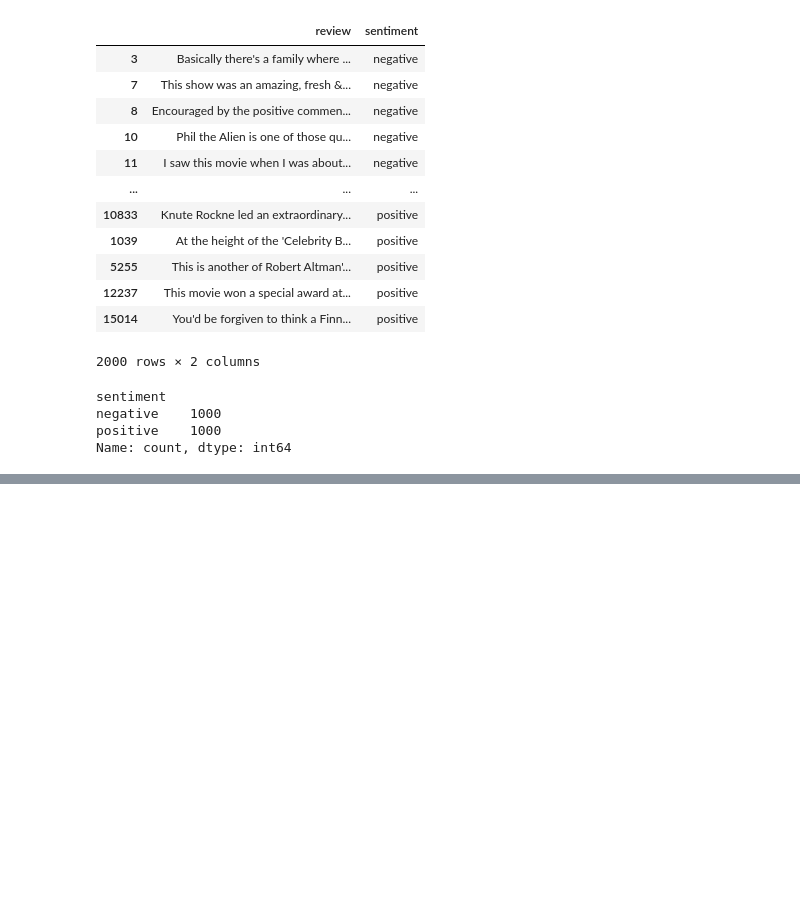
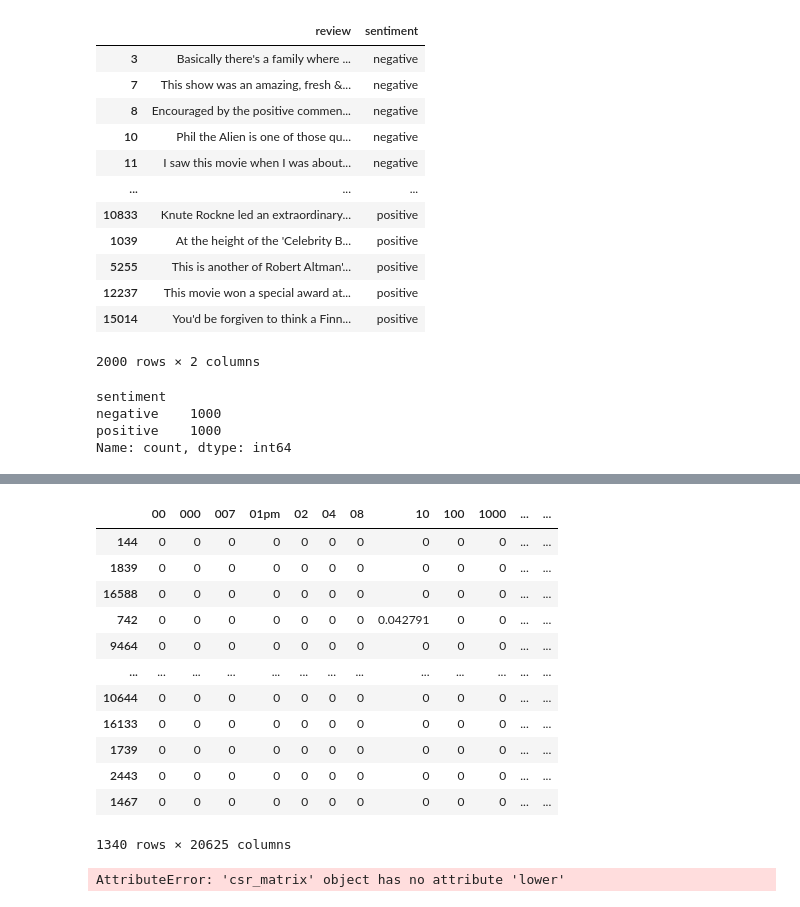
Before and after one commit to Halok600/Learning_Machine_learning, a Jupyter notebook: Sklearn Tutorial(Binary Text Classification).ipynb, the cells around one changed output, grey strips where cells are left out. Drawn from its saved outputs; the diff is of its cells as text; code cells hidden in the pictures; blank space fills up the shorter version.

```diff
--- a/Sklearn Tutorial(Binary Text Classification).ipynb
+++ b/Sklearn Tutorial(Binary Text Classification).ipynb
@@ -90,0 +95,2 @@ Name: count, dtype: int64
+# %%
+train,test = train_test_split(df_reviews_bal,test_size=0.33,random_state=42)
@@ -90,0 +129,2 @@ Name: count, dtype: int64
+# %%
+train_x,train_y = train['review'],train['sentiment']
@@ -90,0 +209,5 @@ Name: count, dtype: int64
+# %%
+from sklearn.feature_extraction.text import TfidfVectorizer
+tfidf = TfidfVectorizer(stop_words='english')
+# %%
+train_x_vector = tfidf.fit_transform(train_x)
@@ -90,0 +224,20 @@ Name: count, dtype: int64
+# %%
+pd.DataFrame.sparse.from_spmatrix(train_x_vector,index=train_x.index,columns=tfidf.get_feature_names_out())
+# %% [output]
+|  | 00 | 000 | 007 | 01pm | 02 | 04 | 08 | 10 | 100 | 1000 | ... | ... |
+| 144 | 0 | 0 | 0 | 0 | 0 | 0 | 0 | 0 | 0 | 0 | ... | ... |
+| 1839 | 0 | 0 | 0 | 0 | 0 | 0 | 0 | 0 | 0 | 0 | ... | ... |
+| 16588 | 0 | 0 | 0 | 0 | 0 | 0 | 0 | 0 | 0 | 0 | ... | ... |
+| 742 | 0 | 0 | 0 | 0 | 0 | 0 | 0 | 0.042791 | 0 | 0 | ... | ... |
+| 9464 | 0 | 0 | 0 | 0 | 0 | 0 | 0 | 0 | 0 | 0 | ... | ... |
+| ... | ... | ... | ... | ... | ... | ... | ... | ... | ... | ... | ... | ... |
+| 10644 | 0 | 0 | 0 | 0 | 0 | 0 | 0 | 0 | 0 | 0 | ... | ... |
+| 16133 | 0 | 0 | 0 | 0 | 0 | 0 | 0 | 0 | 0 | 0 | ... | ... |
+| 1739 | 0 | 0 | 0 | 0 | 0 | 0 | 0 | 0 | 0 | 0 | ... | ... |
+| 2443 | 0 | 0 | 0 | 0 | 0 | 0 | 0 | 0 | 0 | 0 | ... | ... |
+| 1467 | 0 | 0 | 0 | 0 | 0 | 0 | 0 | 0 | 0 | 0 | ... | ... |
+1340 rows × 20625 columns
+# %%
+test_x_vector = tfidf.transform(test_x)
+# %% [output]
+AttributeError: 'csr_matrix' object has no attribute 'lower'
```
Also changed, not shown: parts of 22 cells of this notebook, 1 other file.
